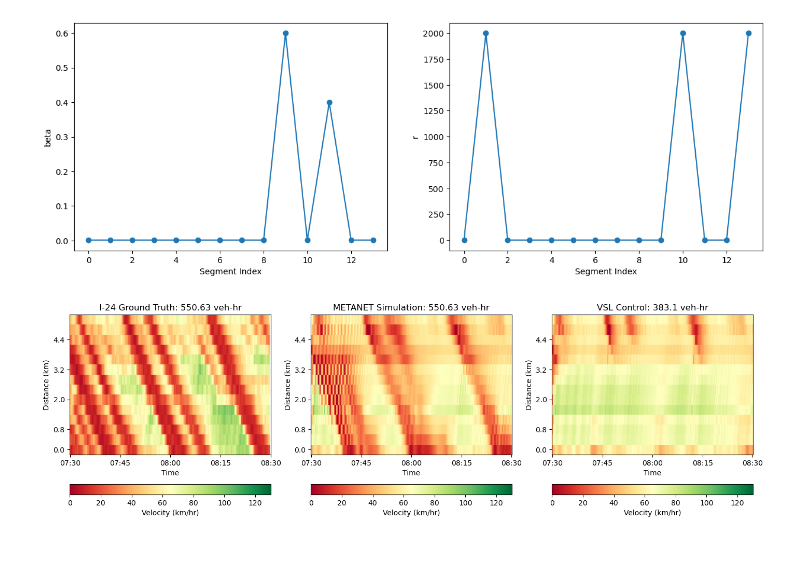
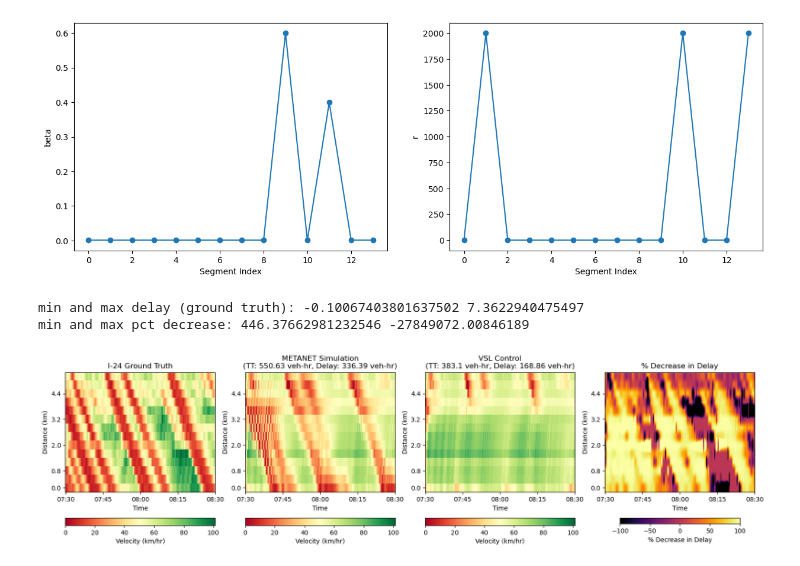
Before and after one commit to Tristanchaang/mpc-traffic-flow, a Jupyter notebook: experiments/run_controllable_congestion.ipynb, the cells around one changed output. Cells and saved outputs as stored; diff of their text form; code cells hidden in the pictures.

```diff
--- a/experiments/run_controllable_congestion.ipynb
+++ b/experiments/run_controllable_congestion.ipynb
@@ -496,0 +364,18 @@ p[0].invert_yaxis()
+# %%
+np.set_printoptions(suppress=True)
+
+(p_baseline, v_baseline, _, tts_baseline), (p_opt, v_opt, queue, tts_opt) = \
+                                (run_metanet_sim_plottable(time_step,
+                                   L,
+                                   init_state,
+                                   data_inflow,
+                                   downstream_density,
+                                   model_params,
+                                   lanes = lane_dict,
+                                   vsl_speeds=vsl,
+                                   real_data=False
+                                  ) for vsl in [np.ones((time_steps, num_segments))*150, optimal_vsl])
+
+print(f'{round(tts_baseline, 2)} veh-hr ---optimal---> {round(tts_opt, 2)} veh-hr')
+
+assert np.allclose(queue, 0), "Queue is not zero, something went wrong with the optimization or simulation"
@@ -497,6 +384,6 @@ p[0].invert_yaxis()
 # %%
 # Read in v_pred.npy from the path location
-max_v = max(np.max(v_baseline), np.max(v_opt))
+max_v = max(np.max(v_baseline), np.max(v_opt)).item()
 
 p = Plotter(1, 3)
 for i, mat in enumerate([velocity_data, v_baseline, v_opt]):
@@ -550,40 +426,60 @@ for i, variable in enumerate(['beta', 'r']):
 # %% [output]
 [figure]
 # %%
-start_wallclock_time = 7.5
-# start_wallclock_time = 7
+start_wallclock_time = 7.5 # 7
 
 n_time = velocity_data[:, 1:-1].shape[0] +1
 minutes = np.arange(n_time) * time_step * 60
 tick_pos = np.linspace(0, n_time - 1, 5, dtype=int)
 
 def to_wallclock(tick_minutes, start_hour):
-    labels = []
-    for m in tick_minutes:
-        total_minutes = start_hour * 60 + m
-        h = int(total_minutes // 60) % 24
-        mn = int(total_minutes % 60)
-        labels.append(f"{h:02d}:{mn:02d}")
-    return labels
+    def format_time(minutes):
+        hour, minute = divmod(int(start_hour * 60 + minutes), 60)
+        return f"{hour % 24:02d}:{minute:02d}"
+
+    return [format_time(m) for m in tick_minutes]
 
 tick_labels = to_wallclock(minutes[tick_pos], start_wallclock_time)
 
 # Compute y ticks in km — add this before the imshow calls
 n_segments = velocity_data[:, 1:-1].shape[1]
 ytick_pos = np.linspace(0, n_segments - 1, 5, dtype=int)
 ytick_labels = [f"{i * 0.4:.1f}" for i in ytick_pos]  # 400m per segment → km
 
-p = Plotter(1, 3)
+# pointwise delay
+# --- Compute Delay ---
+# free_flow_speed shape: (n_segments,) → reshape to (n_segments, 1) to broadcast over time
+free_flow_speed_2d = np.array(model_params['v_free'])[:, np.newaxis]  # or .reshape(-1, 1)
+
+delay_gt        = (0.4 / velocity_data.T - 0.4 / free_flow_speed_2d) * 60
+delay_noctrl    = (0.4 / v_baseline[0:-1, :].T - 0.4 / free_flow_speed_2d) * 60
+delay_ctrl      = (0.4 / v_opt[0:-1, :].T - 0.4 / free_flow_speed_2d) * 60
+
+print('min and max delay (ground truth):', np.min(delay_gt), np.max(delay_gt))
+
+pct_decrease = np.where(delay_gt > 0.01, (delay_gt - delay_ctrl) / delay_gt * 100, 0)
+print('min and max pct decrease:', np.max(pct_decrease), np.min(pct_decrease))
+
+p = Plotter(1, 4)
 for i, mat in enumerate([velocity_data, v_baseline, v_opt]):
   p.fig.colorbar(
-      mappable=p[i].imshow(mat.T, cmap='RdYlGn', aspect='auto', interpolation='none', vmin=0, vmax=130),
+      mappable=p[i].imshow(mat.T, cmap='RdYlGn', aspect='auto', interpolation='none', vmin=0, vmax=max_v),
       ax=p[i], label='Velocity (km/hr)', orientation='horizontal'
   )
+p.fig.colorbar(
+    mappable=p[3].imshow(pct_decrease, cmap='inferno', aspect='auto', vmin=-100, vmax=100),
+    ax=p[3], label='% Decrease in Delay', orientation='horizontal', location='bottom', pad=0.15, shrink=0.8, aspect=20
+)
+for i, ax in enumerate(p):
   p[i] = {'xlabel': 'Time', 'ylabel': 'Distance (km)', 'xticks': tick_pos, 'yticks': ytick_pos,
           'xticklabels': tick_labels, 'yticklabels': ytick_labels}
   p[i].invert_yaxis()
-p[0] = {'title': 'I-24 Ground Truth: ' + str(np.round(tts_baseline, 2)) + ' veh-hr'}
-p[1] = {'title': 'METANET Simulation: ' + str(np.round(tts_baseline, 2)) + ' veh-hr'}
-p[2] = {'title': 'VSL Control: ' + str(np.round(tts_opt, 2)) + ' veh-hr'}
+
+p[0] = {'title': f'I-24 Ground Truth'}
+p[1] = {'title': f'METANET Simulation\n(TT: {np.round(tts_baseline, 2)} veh-hr, Delay: {np.round(delay, 2)} veh-hr)'}
+p[2] = {'title': f'VSL Control\n(TT: {np.round(tts_opt, 2)} veh-hr, Delay: {np.round(opt_delay, 2)} veh-hr)'}
+p[3] = {'title': f'% Decrease in Delay'}
 # %% [output]
+min and max delay (ground truth): -0.10067403801637502 7.3622940475497
+min and max pct decrease: 446.37662981232546 -27849072.00846189
-[figure, old version]
+[figure, new version]
```
Also changed, not shown: parts of 40 cells of this notebook, 4 other files.
